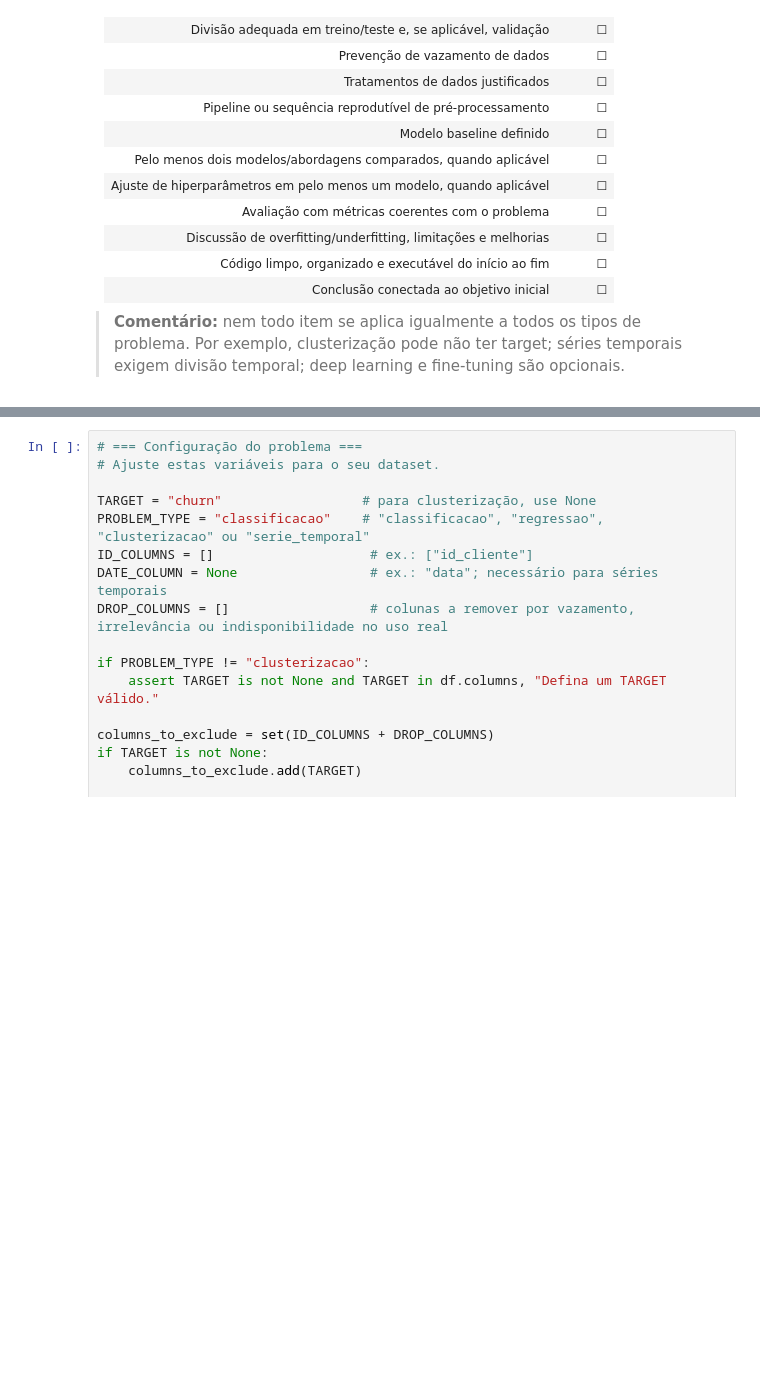
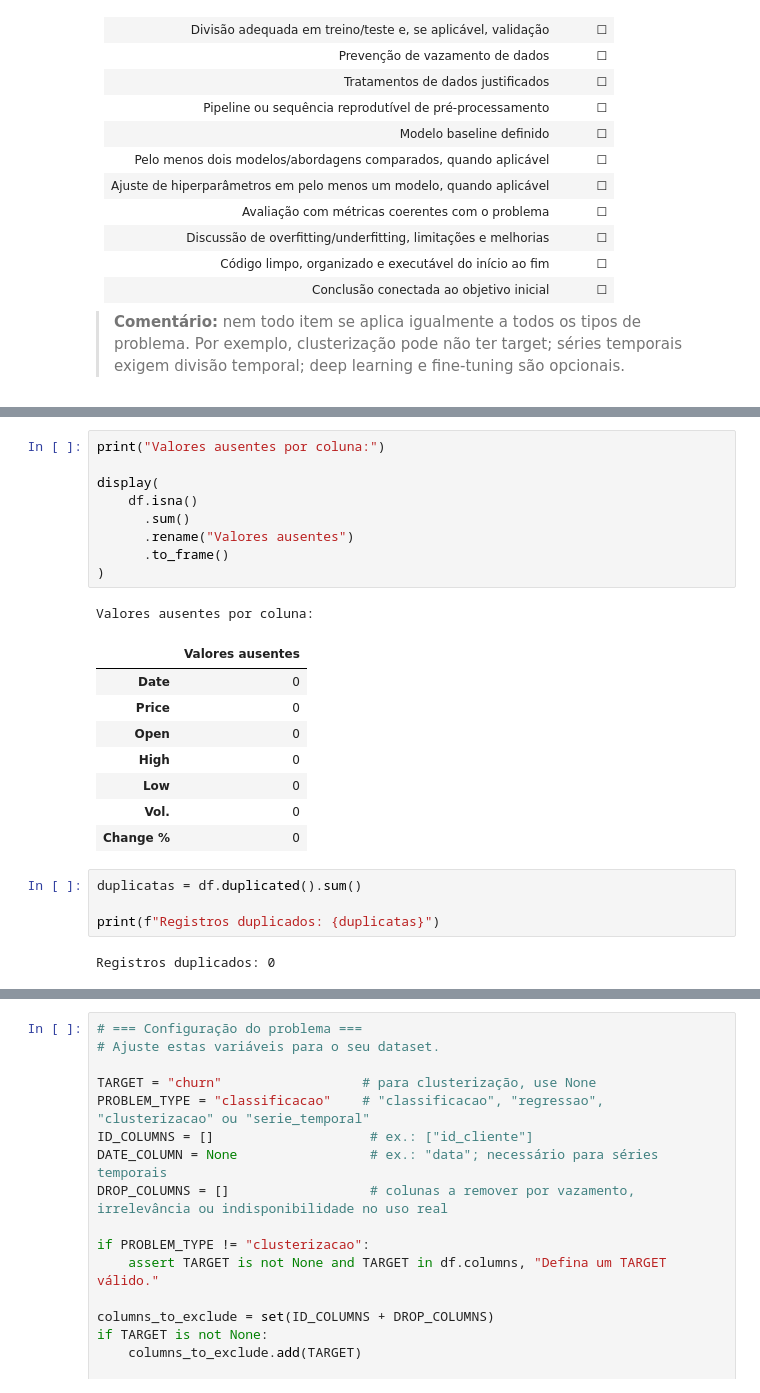
Before and after one commit to lalipedrozo/PUC_MVP_Machine_Learning, a Jupyter notebook: MVP_Machine_Learning.ipynb, the cells around one changed output, grey strips where cells are left out. Drawn from its saved outputs; the diff is of its cells as text; blank space fills up the shorter version.

```diff
--- a/MVP_Machine_Learning.ipynb
+++ b/MVP_Machine_Learning.ipynb
@@ -387,0 +274,25 @@ Nesta etapa, defina claramente quais colunas serão utilizadas, qual é o target
+# %%
+print("Valores ausentes por coluna:")
+
+display(
+    df.isna()
+      .sum()
+      .rename("Valores ausentes")
+      .to_frame()
+)
+# %% [output]
+Valores ausentes por coluna:
+|  | Valores ausentes |
+| Date | 0 |
+| Price | 0 |
+| Open | 0 |
+| High | 0 |
+| Low | 0 |
+| Vol. | 0 |
+| Change % | 0 |
+# %%
+duplicatas = df.duplicated().sum()
+
+print(f"Registros duplicados: {duplicatas}")
+# %% [output]
+Registros duplicados: 0
```
Also changed, not shown: parts of 65 cells of this notebook.
